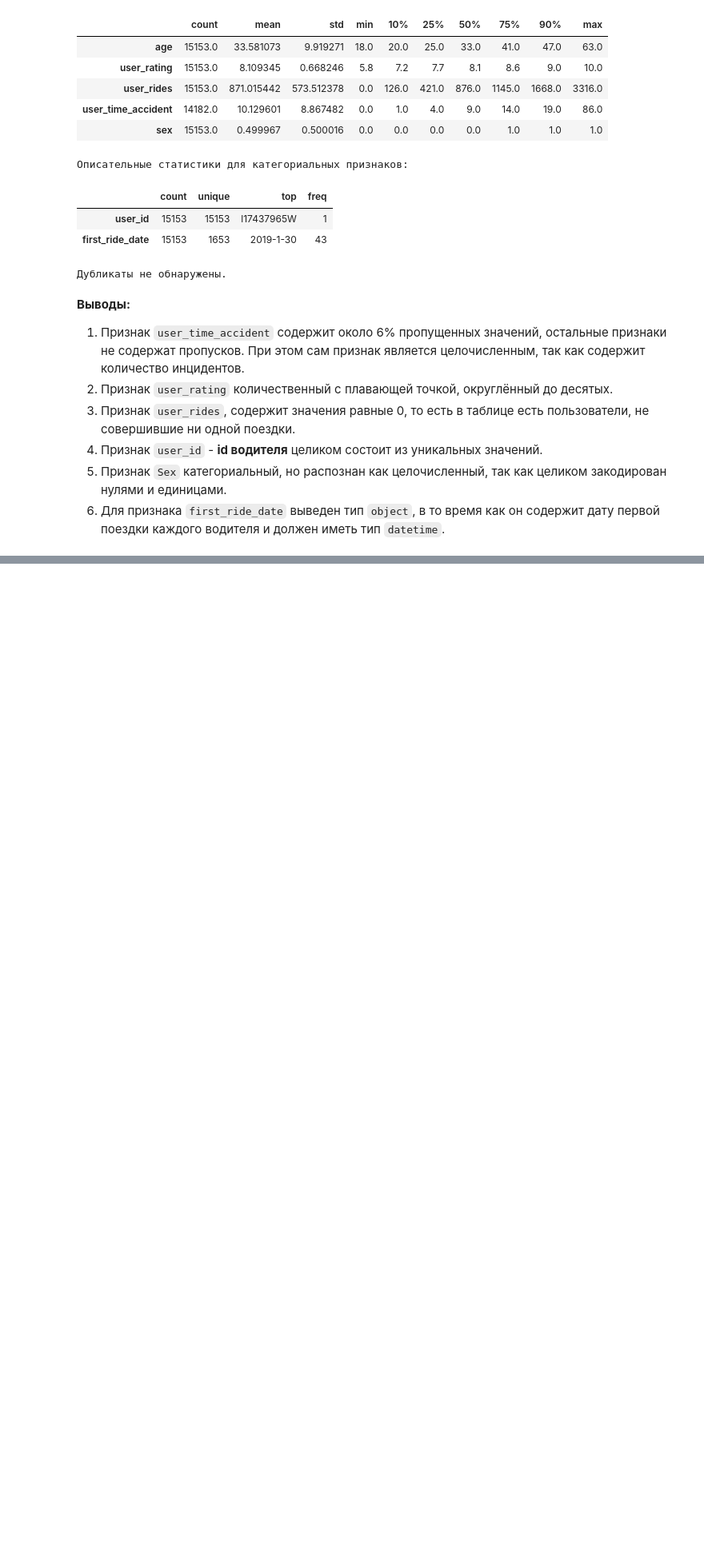
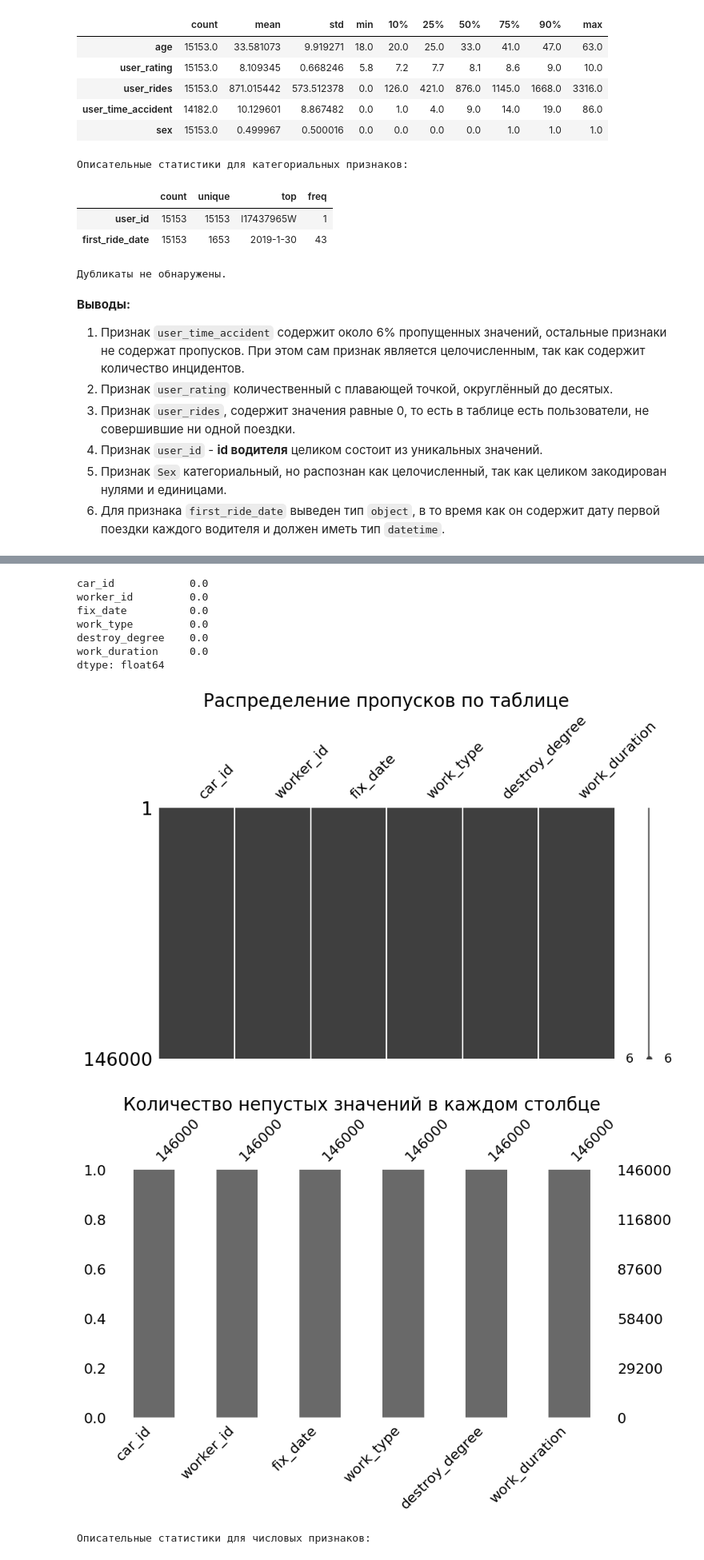
Before and after one commit to AlekseiBogachev/competitive_ds_cource_prj, a Jupyter notebook: notebooks/exploratory/eda.ipynb, the cells around one changed output, grey strips where cells are left out. Shown at 80% size. Drawn from its saved outputs; the diff is of its cells as text; code cells hidden in the pictures; blank space fills up the shorter version.

```diff
--- a/notebooks/exploratory/eda.ipynb
+++ b/notebooks/exploratory/eda.ipynb
@@ -212,6 +212,7 @@ dtype: float64
 # %%
-fix_info = pd.read_csv(
+fix_info: pd.DataFrame = pd.read_csv(
     "./data/raw/fix_info.csv"
 )
 
 review_data(fix_info)
+# %% [output]
@@ -217,0 +251,10 @@ review_data(fix_info)
+car_id            0.0
+worker_id         0.0
+fix_date          0.0
+work_type         0.0
+destroy_degree    0.0
+work_duration     0.0
+dtype: float64
+[figure, added]
+[figure, added]
+Описательные статистики для числовых признаков:
```
Also changed, not shown: parts of 14 cells of this notebook.
